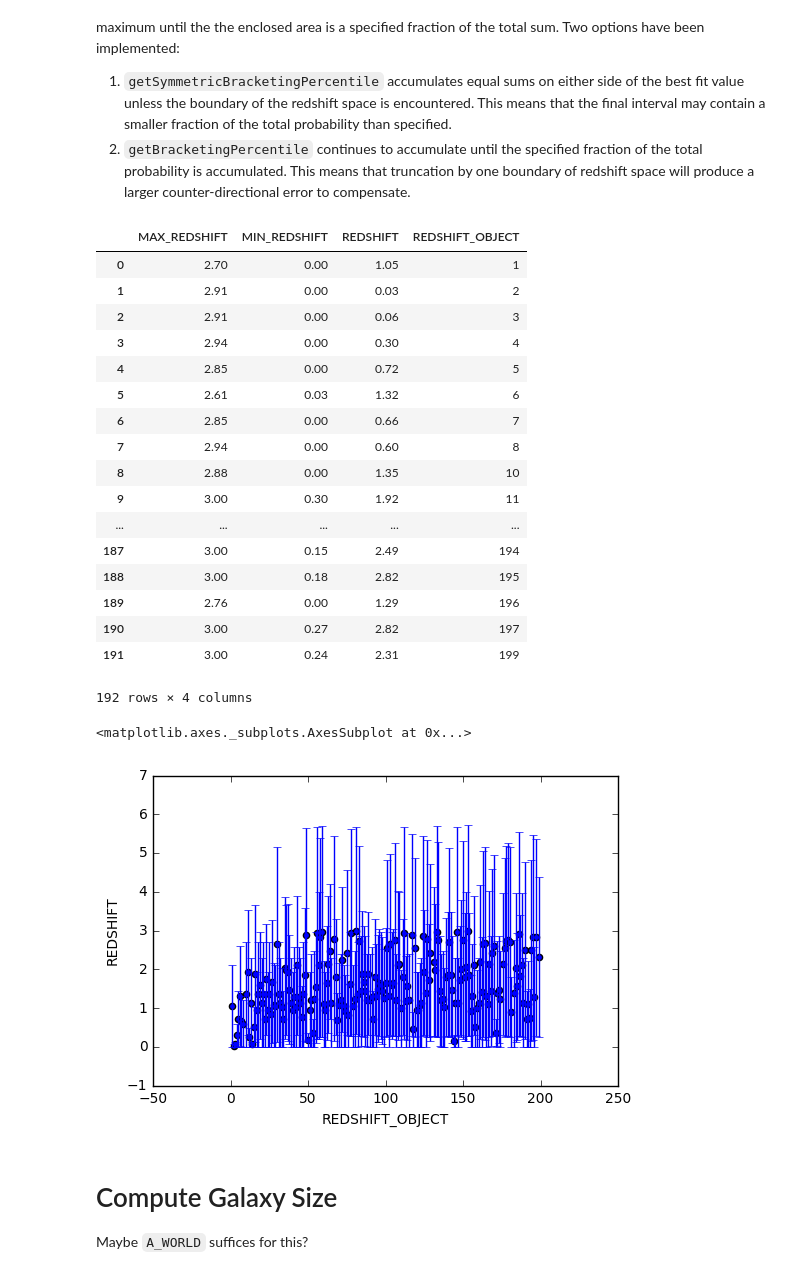
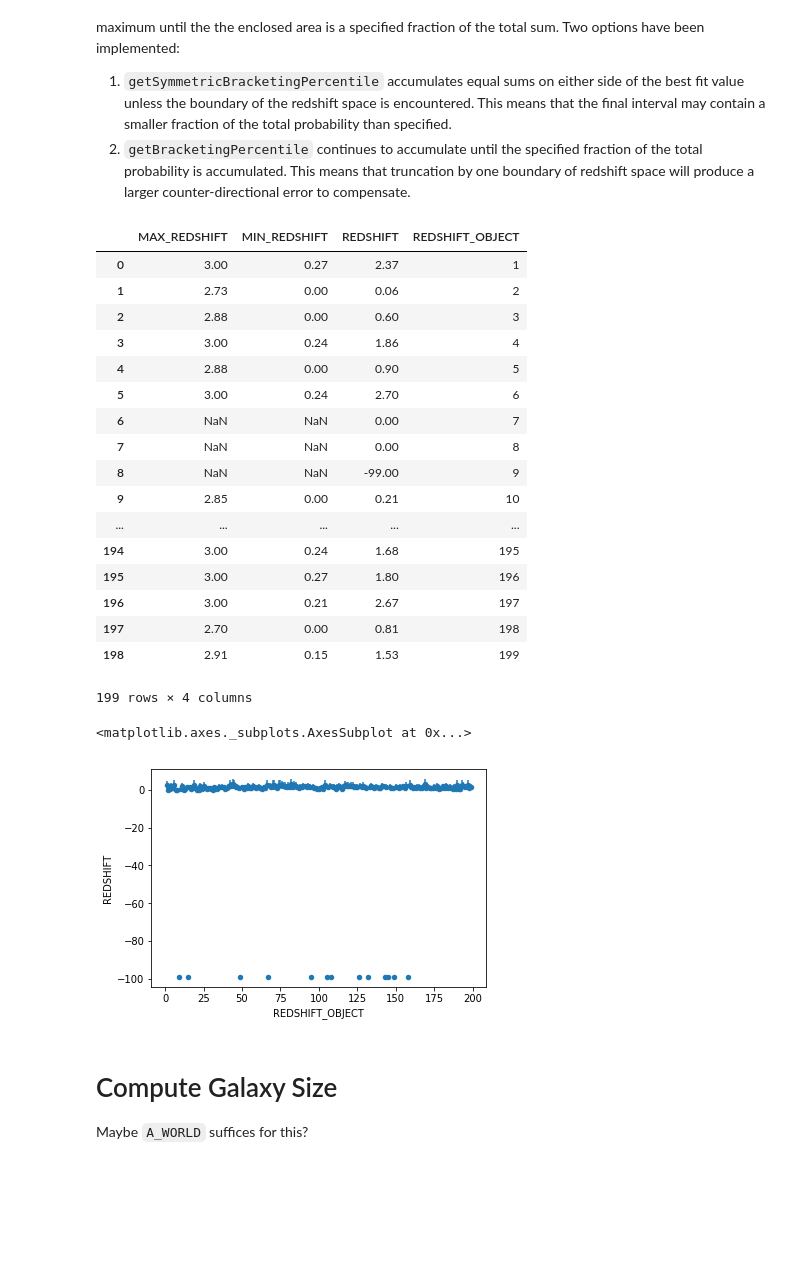
Before and after one commit to AstroZooMin/WISPSBayesianLineID, a Jupyter notebook: BayesianFramework/CleanSpectrumSampling.ipynb, the cells around one changed output. Cells and saved outputs as stored; diff of their text form; code cells hidden in the pictures; blank space fills up the shorter version.

Commit message:
Updated Pointing to Par302

```diff
--- a/BayesianFramework/CleanSpectrumSampling.ipynb
+++ b/BayesianFramework/CleanSpectrumSampling.ipynb
@@ -21,7 +21,7 @@ from matplotlib import pyplot as mplplot
 # %% [markdown]
 # Filesystem parameters
 # %%
-pointingId = 96
+pointingId = '302_MB'
 pipelineVersion = 6.2
 dataPath = '/Volumes/ramon2_wisps/data/V{}'.format(pipelineVersion)
 pointingPath = '{}/Par{}'.format(dataPath, pointingId)
@@ -30,7 +30,7 @@ g141StampPaths = glob.glob('{}/G141_DRIZZLE/*mef*.fits'.format(pointingPath))
 g102StampPaths = glob.glob('{}/G102_DRIZZLE/*mef*.fits'.format(pointingPath))
 g141SpectraPaths = glob.glob('{}/Spectra/*G141*.dat'.format(pointingPath))
 g102SpectraPaths = glob.glob('{}/Spectra/*G102*.dat'.format(pointingPath))
-redshiftEstimatesPath = '../Par96_estimates.fits'
+redshiftEstimatesPath = '../Par302_estimates.fits'
 # %% [markdown]
 # Grism and Filter Properties
 # %%
@@ -168,51 +168,52 @@ def getBracketingPercentile(bestRedshift, redshifts, probabilities, fraction) :
         stillAdding = False
         if indexOfBestRedshift[0][0] - bracketSize > 0 :
             enclosedSum += probabilities[indexOfBestRedshift[0][0] - bracketSize]
             stillAdding = True
         if indexOfBestRedshift[0][0] + bracketSize < len(probabilities) :
             enclosedSum += probabilities[indexOfBestRedshift[0][0] + bracketSize]
             stillAdding = True
         bracketSize += 1
     return (redshifts[max(0, indexOfBestRedshift[0][0] - bracketSize)], redshifts[min(indexOfBestRedshift[0][0] + bracketSize, len(redshifts) -1)])
 
 redshiftEstimatesHdus = astrofits.open(redshiftEstimatesPath)
 redshiftEstimateTable = redshiftEstimatesHdus[1].data
-redshiftErrors = [ getBracketingPercentile(*redshiftPdfData, 0.9) for redshiftPdfData in zip(redshiftEstimateTable['redshift'], redshiftEstimateTable['redshift_space'], redshiftEstimateTable['chisq']) ]
+redshiftSpace = np.linspace(0, 3, 101)
+redshiftErrors = [ getBracketingPercentile(redshiftPdfData[0], redshiftSpace, redshiftPdfData[1], 0.9) if redshiftPdfData[0] > 0 else (None, None) for redshiftPdfData in zip(redshiftEstimateTable['redshift'], redshiftEstimateTable['chisq']) ]
 redshiftEstimatesFrame = pd.DataFrame.from_dict({'REDSHIFT_OBJECT' : redshiftEstimateTable['target'].byteswap().newbyteorder() ,
                                                  'REDSHIFT' : redshiftEstimateTable['redshift'].byteswap().newbyteorder(),
                                                  'MIN_REDSHIFT' : [minRedshift for minRedshift, _ in redshiftErrors],
                                                  'MAX_REDSHIFT' : [maxRedshift for _, maxRedshift in redshiftErrors] } )
 
 cutRedshiftEstimatesFrame = redshiftEstimatesFrame[redshiftEstimatesFrame['REDSHIFT_OBJECT'] < 200]
 display(cutRedshiftEstimatesFrame)
 errors = np.array([[ z - minZ for minZ, z in zip(cutRedshiftEstimatesFrame['MIN_REDSHIFT'], cutRedshiftEstimatesFrame['REDSHIFT']) ],
                    [ maxZ - z for maxZ, z in zip(cutRedshiftEstimatesFrame['MAX_REDSHIFT'], cutRedshiftEstimatesFrame['REDSHIFT']) ]
                    ])
 
 cutRedshiftEstimatesFrame.plot.scatter(x='REDSHIFT_OBJECT',
                                     y='REDSHIFT',
                                     yerr=errors)
 # %% [output]
 |  | MAX_REDSHIFT | MIN_REDSHIFT | REDSHIFT | REDSHIFT_OBJECT |
-| 0 | 2.70 | 0.00 | 1.05 | 1 |
-| 1 | 2.91 | 0.00 | 0.03 | 2 |
-| 2 | 2.91 | 0.00 | 0.06 | 3 |
-| 3 | 2.94 | 0.00 | 0.30 | 4 |
-| 4 | 2.85 | 0.00 | 0.72 | 5 |
-| 5 | 2.61 | 0.03 | 1.32 | 6 |
-| 6 | 2.85 | 0.00 | 0.66 | 7 |
-| 7 | 2.94 | 0.00 | 0.60 | 8 |
-| 8 | 2.88 | 0.00 | 1.35 | 10 |
-| 9 | 3.00 | 0.30 | 1.92 | 11 |
+| 0 | 3.00 | 0.27 | 2.37 | 1 |
+| 1 | 2.73 | 0.00 | 0.06 | 2 |
+| 2 | 2.88 | 0.00 | 0.60 | 3 |
+| 3 | 3.00 | 0.24 | 1.86 | 4 |
+| 4 | 2.88 | 0.00 | 0.90 | 5 |
+| 5 | 3.00 | 0.24 | 2.70 | 6 |
+| 6 | NaN | NaN | 0.00 | 7 |
+| 7 | NaN | NaN | 0.00 | 8 |
+| 8 | NaN | NaN | -99.00 | 9 |
+| 9 | 2.85 | 0.00 | 0.21 | 10 |
 | ... | ... | ... | ... | ... |
-| 187 | 3.00 | 0.15 | 2.49 | 194 |
-| 188 | 3.00 | 0.18 | 2.82 | 195 |
-| 189 | 2.76 | 0.00 | 1.29 | 196 |
-| 190 | 3.00 | 0.27 | 2.82 | 197 |
-| 191 | 3.00 | 0.24 | 2.31 | 199 |
+| 194 | 3.00 | 0.24 | 1.68 | 195 |
+| 195 | 3.00 | 0.27 | 1.80 | 196 |
+| 196 | 3.00 | 0.21 | 2.67 | 197 |
+| 197 | 2.70 | 0.00 | 0.81 | 198 |
+| 198 | 2.91 | 0.15 | 1.53 | 199 |
-192 rows × 4 columns
+199 rows × 4 columns
 <matplotlib.axes._subplots.AxesSubplot at 0x...>
-[figure, old version]
+[figure, new version]
 # %% [markdown]
 # Compute Galaxy Size
 Maybe `A_WORLD` suffices for this?
```
Also changed, not shown: parts of 6 cells of this notebook.
